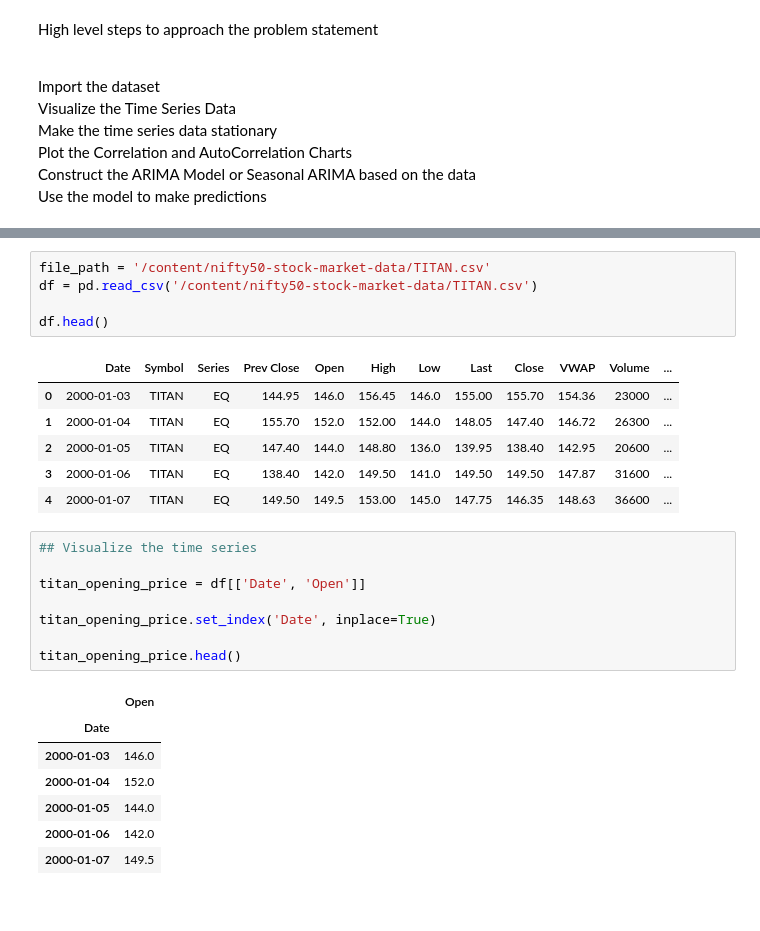
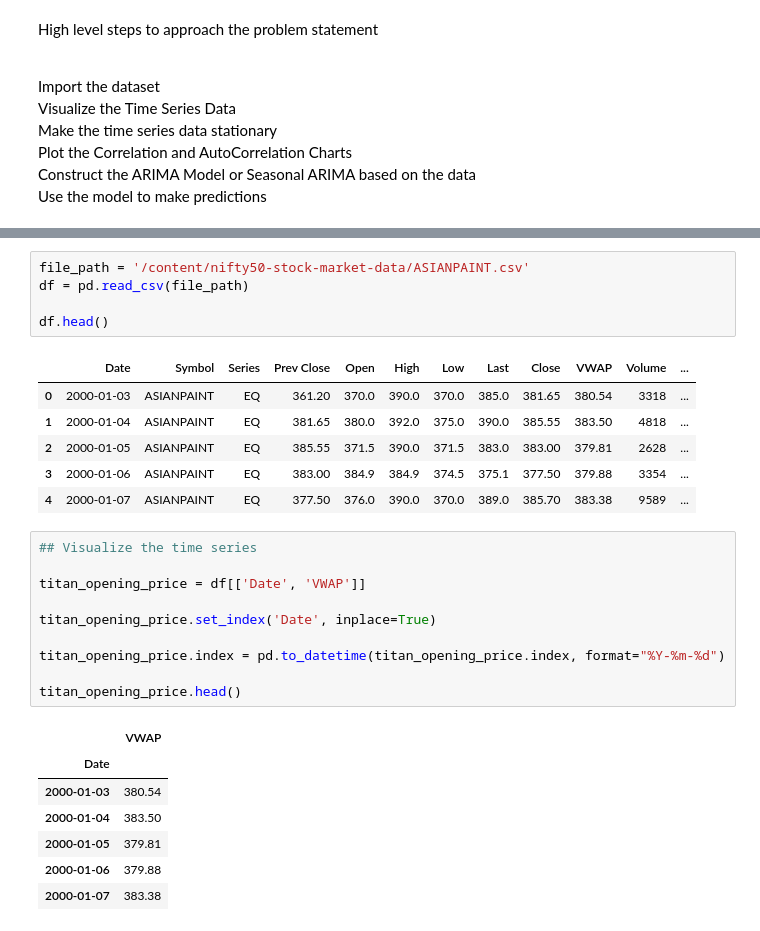
Before and after one commit to hargurjeet/MachineLearning, a Jupyter notebook: Nifty_50_Time_Series_Forecasting.ipynb, the cells around one changed output, grey strips where cells are left out. Saved outputs shown, nothing was run; the diff lists cells and outputs as text.

```diff
--- a/Nifty_50_Time_Series_Forecasting.ipynb
+++ b/Nifty_50_Time_Series_Forecasting.ipynb
@@ -39,28 +46,30 @@ Skipping, found downloaded files in "./nifty50-stock-market-data" (use force=Tru
 # %%
-file_path = '/content/nifty50-stock-market-data/TITAN.csv'
-df = pd.read_csv('/content/nifty50-stock-market-data/TITAN.csv')
+file_path = '/content/nifty50-stock-market-data/ASIANPAINT.csv'
+df = pd.read_csv(file_path)
 
 df.head()
 # %% [output]
 |  | Date | Symbol | Series | Prev Close | Open | High | Low | Last | Close | VWAP | Volume | ... |
-| 0 | 2000-01-03 | TITAN | EQ | 144.95 | 146.0 | 156.45 | 146.0 | 155.00 | 155.70 | 154.36 | 23000 | ... |
-| 1 | 2000-01-04 | TITAN | EQ | 155.70 | 152.0 | 152.00 | 144.0 | 148.05 | 147.40 | 146.72 | 26300 | ... |
-| 2 | 2000-01-05 | TITAN | EQ | 147.40 | 144.0 | 148.80 | 136.0 | 139.95 | 138.40 | 142.95 | 20600 | ... |
-| 3 | 2000-01-06 | TITAN | EQ | 138.40 | 142.0 | 149.50 | 141.0 | 149.50 | 149.50 | 147.87 | 31600 | ... |
-| 4 | 2000-01-07 | TITAN | EQ | 149.50 | 149.5 | 153.00 | 145.0 | 147.75 | 146.35 | 148.63 | 36600 | ... |
+| 0 | 2000-01-03 | ASIANPAINT | EQ | 361.20 | 370.0 | 390.0 | 370.0 | 385.0 | 381.65 | 380.54 | 3318 | ... |
+| 1 | 2000-01-04 | ASIANPAINT | EQ | 381.65 | 380.0 | 392.0 | 375.0 | 390.0 | 385.55 | 383.50 | 4818 | ... |
+| 2 | 2000-01-05 | ASIANPAINT | EQ | 385.55 | 371.5 | 390.0 | 371.5 | 383.0 | 383.00 | 379.81 | 2628 | ... |
+| 3 | 2000-01-06 | ASIANPAINT | EQ | 383.00 | 384.9 | 384.9 | 374.5 | 375.1 | 377.50 | 379.88 | 3354 | ... |
+| 4 | 2000-01-07 | ASIANPAINT | EQ | 377.50 | 376.0 | 390.0 | 370.0 | 389.0 | 385.70 | 383.38 | 9589 | ... |
 # %%
 ## Visualize the time series
 
-titan_opening_price = df[['Date', 'Open']]
+titan_opening_price = df[['Date', 'VWAP']]
 
 titan_opening_price.set_index('Date', inplace=True)
 
+titan_opening_price.index = pd.to_datetime(titan_opening_price.index, format="%Y-%m-%d")
+
 titan_opening_price.head()
 # %% [output]
-|  | Open |
+|  | VWAP |
 | Date |  |
-| 2000-01-03 | 146.0 |
-| 2000-01-04 | 152.0 |
-| 2000-01-05 | 144.0 |
-| 2000-01-06 | 142.0 |
-| 2000-01-07 | 149.5 |
+| 2000-01-03 | 380.54 |
+| 2000-01-04 | 383.50 |
+| 2000-01-05 | 379.81 |
+| 2000-01-06 | 379.88 |
+| 2000-01-07 | 383.38 |
```
Also changed, not shown: parts of 16 cells of this notebook.
